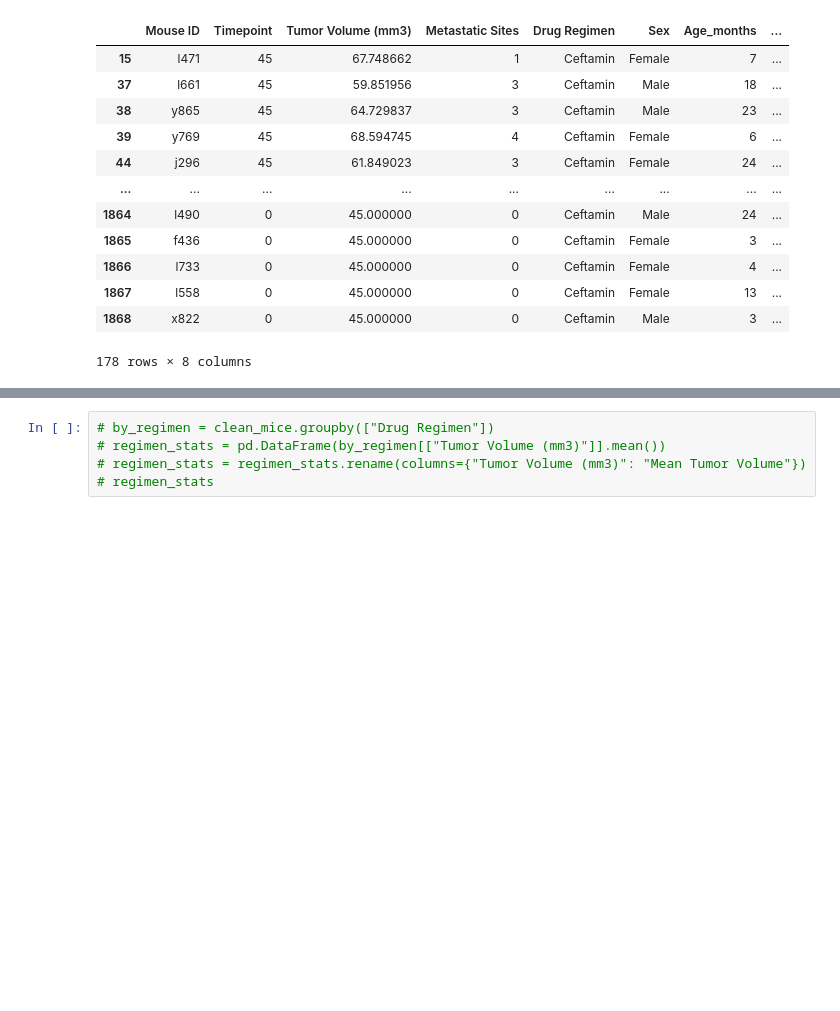
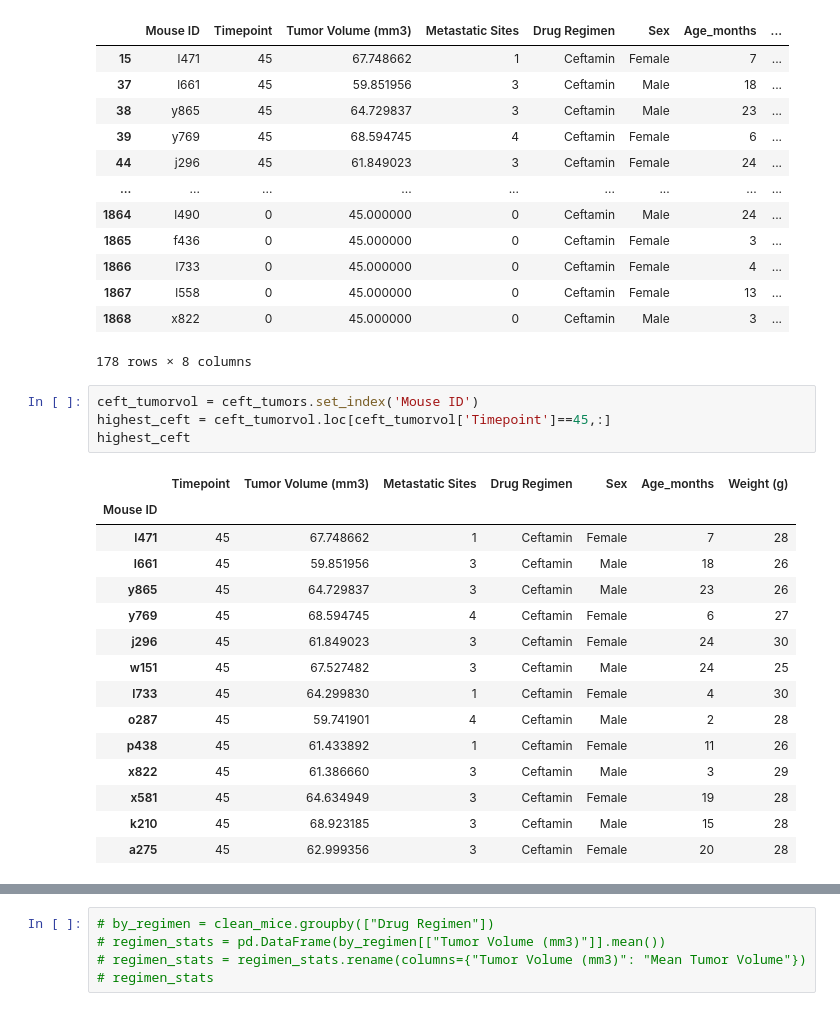
Before and after one commit to Cookees81/pymaceuticals-challenge, a Jupyter notebook: my_pymaceuticals.ipynb, the cells around one changed output, grey strips where cells are left out. Cells and saved outputs as stored; diff of their text form; blank space fills up the shorter version.

```diff
--- a/my_pymaceuticals.ipynb
+++ b/my_pymaceuticals.ipynb
@@ -428,4 +486,24 @@ ceft_tumors
 | 1867 | l558 | 0 | 45.000000 | 0 | Ceftamin | Female | 13 | ... |
 | 1868 | x822 | 0 | 45.000000 | 0 | Ceftamin | Male | 3 | ... |
 178 rows × 8 columns
+# %%
+ceft_tumorvol = ceft_tumors.set_index('Mouse ID')
+highest_ceft = ceft_tumorvol.loc[ceft_tumorvol['Timepoint']==45,:]
+highest_ceft
+# %% [output]
+|  | Timepoint | Tumor Volume (mm3) | Metastatic Sites | Drug Regimen | Sex | Age_months | Weight (g) |
+| Mouse ID |  |  |  |  |  |  |  |
+| l471 | 45 | 67.748662 | 1 | Ceftamin | Female | 7 | 28 |
+| l661 | 45 | 59.851956 | 3 | Ceftamin | Male | 18 | 26 |
+| y865 | 45 | 64.729837 | 3 | Ceftamin | Male | 23 | 26 |
+| y769 | 45 | 68.594745 | 4 | Ceftamin | Female | 6 | 27 |
+| j296 | 45 | 61.849023 | 3 | Ceftamin | Female | 24 | 30 |
+| w151 | 45 | 67.527482 | 3 | Ceftamin | Male | 24 | 25 |
+| l733 | 45 | 64.299830 | 1 | Ceftamin | Female | 4 | 30 |
+| o287 | 45 | 59.741901 | 4 | Ceftamin | Male | 2 | 28 |
+| p438 | 45 | 61.433892 | 1 | Ceftamin | Female | 11 | 26 |
+| x822 | 45 | 61.386660 | 3 | Ceftamin | Male | 3 | 29 |
+| x581 | 45 | 64.634949 | 3 | Ceftamin | Female | 19 | 28 |
+| k210 | 45 | 68.923185 | 3 | Ceftamin | Male | 15 | 28 |
+| a275 | 45 | 62.999356 | 3 | Ceftamin | Female | 20 | 28 |
 # %%
```
Also changed, not shown: parts of 6 cells of this notebook.
